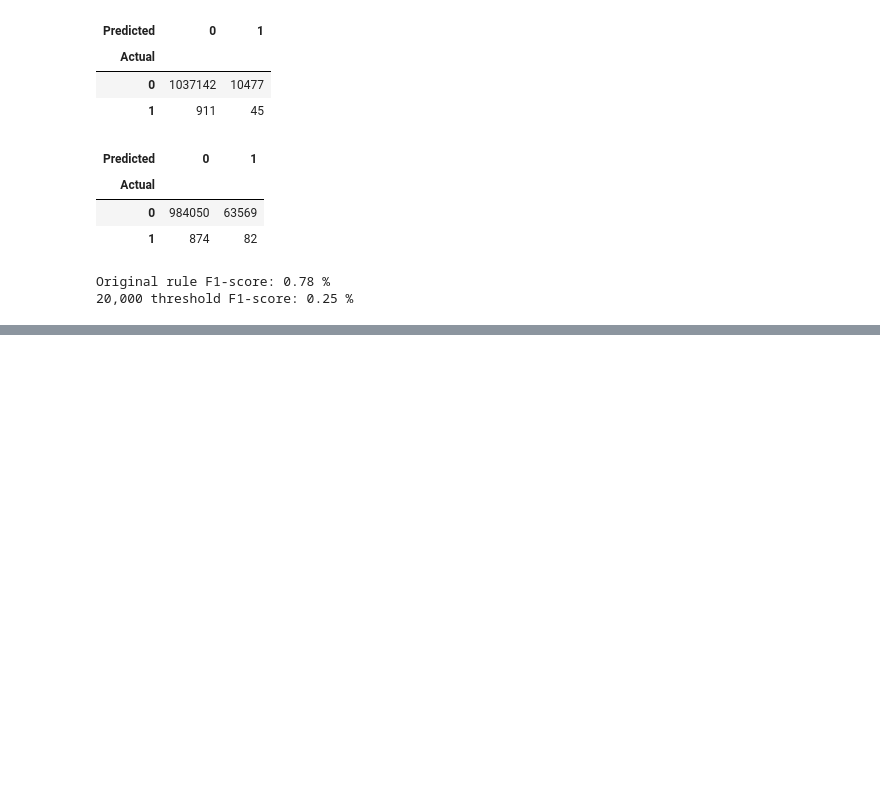
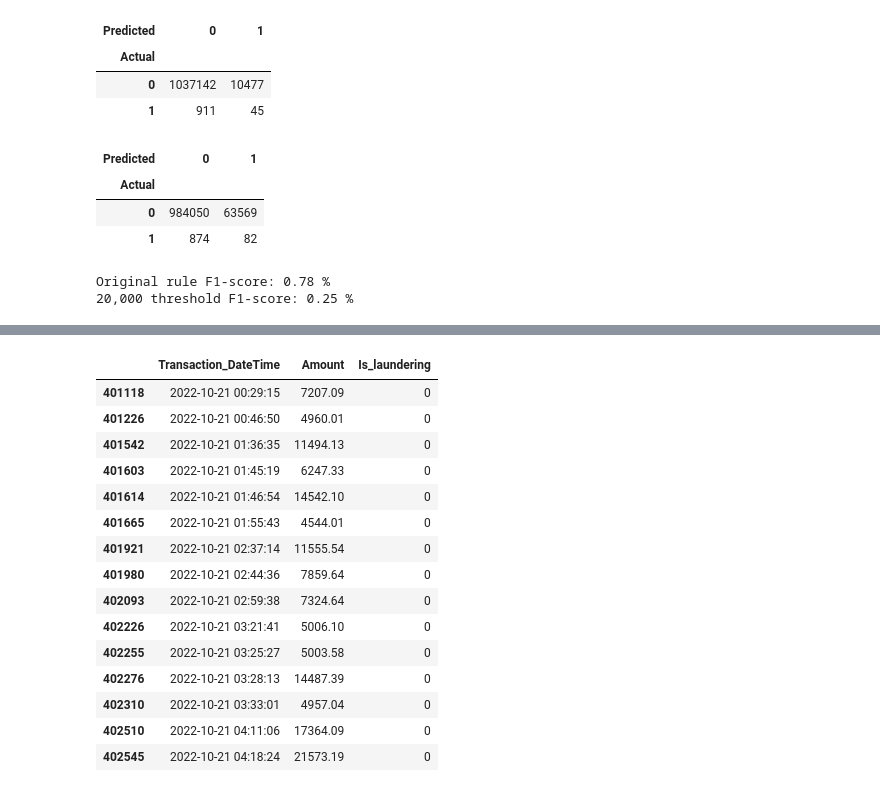
Before and after one commit to Ashutoshp-19/aml-transaction-monitering, a Jupyter notebook: 01_data-exploration.ipynb, the cells around one changed output, grey strips where cells are left out. Cells and saved outputs as stored; diff of their text form; code cells hidden in the pictures; blank space fills up the shorter version.

```diff
--- a/01_data-exploration.ipynb
+++ b/01_data-exploration.ipynb
@@ -516,0 +539,4 @@ Original rule F1-score: 0.78 %
+# %%
+ #Adding a new column for date-time
+
+df['Transaction_DateTime'] = pd.to_datetime ( df['Date'] + " " + df['Time'] , format = "%d-%m-%Y %H:%M:%S" )
@@ -516,0 +609,23 @@ Original rule F1-score: 0.78 %
+# %%
+df.loc[
+    (df["Sender_account"] == 6281977921) &
+    (df["Date"] == "21-10-2022"),
+    ["Transaction_DateTime", "Amount", "Is_laundering"]
+].sort_values("Transaction_DateTime").head(15)
+# %% [output]
+|  | Transaction_DateTime | Amount | Is_laundering |
+| 401118 | 2022-10-21 00:29:15 | 7207.09 | 0 |
+| 401226 | 2022-10-21 00:46:50 | 4960.01 | 0 |
+| 401542 | 2022-10-21 01:36:35 | 11494.13 | 0 |
+| 401603 | 2022-10-21 01:45:19 | 6247.33 | 0 |
+| 401614 | 2022-10-21 01:46:54 | 14542.10 | 0 |
+| 401665 | 2022-10-21 01:55:43 | 4544.01 | 0 |
+| 401921 | 2022-10-21 02:37:14 | 11555.54 | 0 |
+| 401980 | 2022-10-21 02:44:36 | 7859.64 | 0 |
+| 402093 | 2022-10-21 02:59:38 | 7324.64 | 0 |
+| 402226 | 2022-10-21 03:21:41 | 5006.10 | 0 |
+| 402255 | 2022-10-21 03:25:27 | 5003.58 | 0 |
+| 402276 | 2022-10-21 03:28:13 | 14487.39 | 0 |
+| 402310 | 2022-10-21 03:33:01 | 4957.04 | 0 |
+| 402510 | 2022-10-21 04:11:06 | 17364.09 | 0 |
+| 402545 | 2022-10-21 04:18:24 | 21573.19 | 0 |
```
Also changed, not shown: parts of 29 cells of this notebook.
